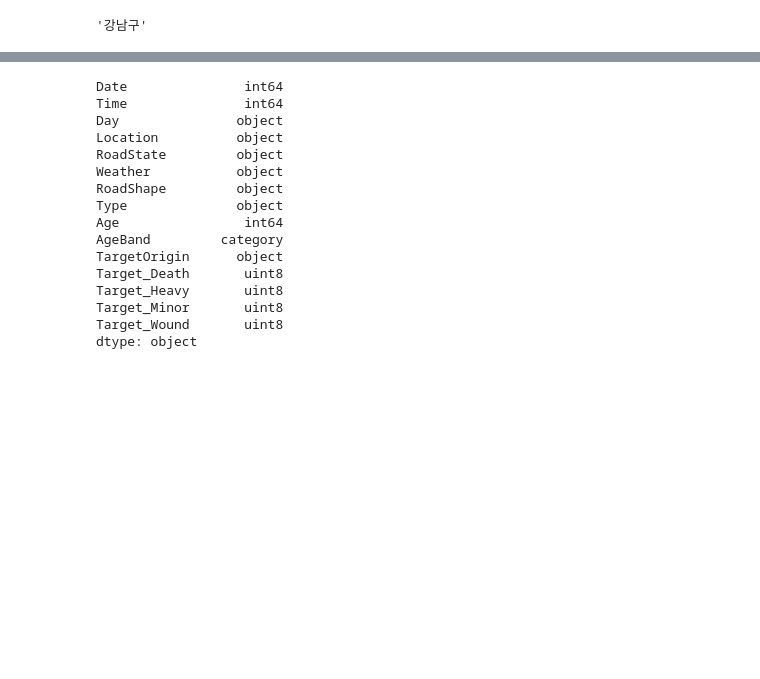
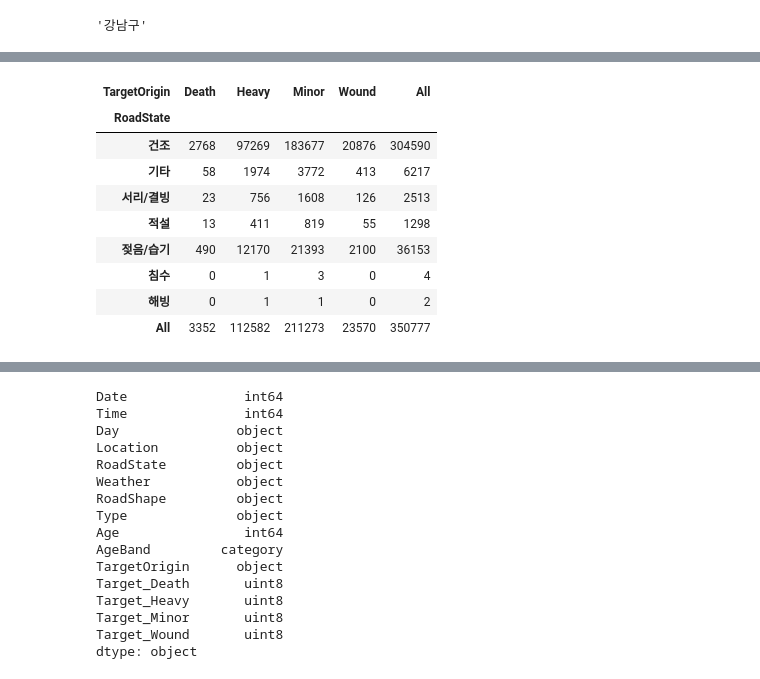
Before and after one commit to oohyun15/Prediction-of-Traffic-Accident-Risk, a Jupyter notebook: src/Preprocessing.ipynb, the cells around one changed output, grey strips where cells are left out. Cells and saved outputs as stored; diff of their text form; code cells hidden in the pictures; blank space fills up the shorter version.

```diff
--- a/src/Preprocessing.ipynb
+++ b/src/Preprocessing.ipynb
@@ -134,0 +182,14 @@ temp.columns[0]
+# %%
+roadStateData = pd.crosstab(sample.RoadState, sample.TargetOrigin, margins=True)
+roadStateData
+# %% [output]
+| TargetOrigin | Death | Heavy | Minor | Wound | All |
+| RoadState |  |  |  |  |  |
+| 건조 | 2768 | 97269 | 183677 | 20876 | 304590 |
+| 기타 | 58 | 1974 | 3772 | 413 | 6217 |
+| 서리/결빙 | 23 | 756 | 1608 | 126 | 2513 |
+| 적설 | 13 | 411 | 819 | 55 | 1298 |
+| 젖음/습기 | 490 | 12170 | 21393 | 2100 | 36153 |
+| 침수 | 0 | 1 | 3 | 0 | 4 |
+| 해빙 | 0 | 1 | 1 | 0 | 2 |
+| All | 3352 | 112582 | 211273 | 23570 | 350777 |
```
Also changed, not shown: parts of 11 cells of this notebook, 1 other file.
